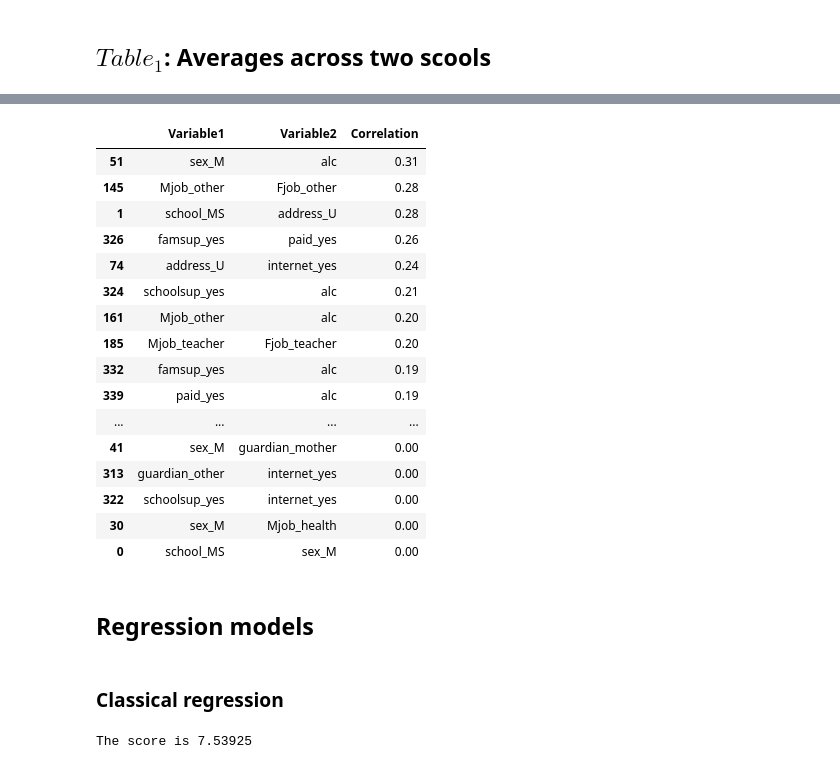
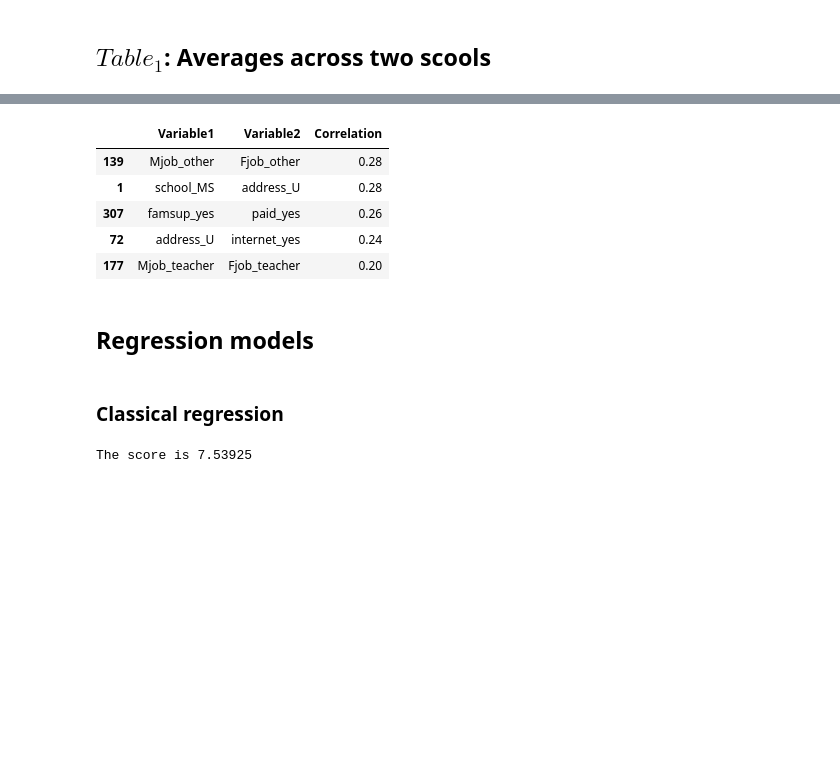
Before and after one commit to ErikHambardzumyan/students_secondary_school, a Jupyter notebook: Students Secondary School.ipynb, the cells around one changed output, grey strips where cells are left out. Drawn from its saved outputs; the diff is of its cells as text; code cells hidden in the pictures; blank space fills up the shorter version.

```diff
--- a/Students Secondary School.ipynb
+++ b/Students Secondary School.ipynb
@@ -131,5 +131,5 @@ X_validation, y_validation = obtain_dummies(X_validation)
 # %%
-non_numeric_cols = [col for col in X_train.columns  col not in numeric_columns]
+non_numeric_cols = [col for col in X_train.columns if col not in numeric_columns]
 # %%
 results = []
 
@@ -147,29 +147,18 @@ result_df = pd.DataFrame(results, columns=['Variable1', 'Variable2', 'Correlatio
 # %%
 pd.set_option('display.max_rows', None)
 
-result_df.sort_values("Correlation", ascending=False)
+result_df.sort_values("Correlation", ascending=False).head(5)
 # %% [output]
 |  | Variable1 | Variable2 | Correlation |
-| 51 | sex_M | alc | 0.31 |
-| 145 | Mjob_other | Fjob_other | 0.28 |
+| 139 | Mjob_other | Fjob_other | 0.28 |
 | 1 | school_MS | address_U | 0.28 |
-| 326 | famsup_yes | paid_yes | 0.26 |
-| 74 | address_U | internet_yes | 0.24 |
-| 324 | schoolsup_yes | alc | 0.21 |
-| 161 | Mjob_other | alc | 0.20 |
-| 185 | Mjob_teacher | Fjob_teacher | 0.20 |
-| 332 | famsup_yes | alc | 0.19 |
-| 339 | paid_yes | alc | 0.19 |
-| ... | ... | ... | ... |
-| 41 | sex_M | guardian_mother | 0.00 |
-| 313 | guardian_other | internet_yes | 0.00 |
-| 322 | schoolsup_yes | internet_yes | 0.00 |
-| 30 | sex_M | Mjob_health | 0.00 |
-| 0 | school_MS | sex_M | 0.00 |
+| 307 | famsup_yes | paid_yes | 0.26 |
+| 72 | address_U | internet_yes | 0.24 |
+| 177 | Mjob_teacher | Fjob_teacher | 0.20 |
 # %% [markdown]
 ## Regression models
-# %% [markdown]
-### Classical regression
+# %% [markdown]
+### Classical regression
 # %%
 X_train = sm.add_constant(X_train)
 est = sm.OLS(y_train, X_train.drop(columns="pass")).fit()
```
Also changed, not shown: parts of 33 cells of this notebook.
